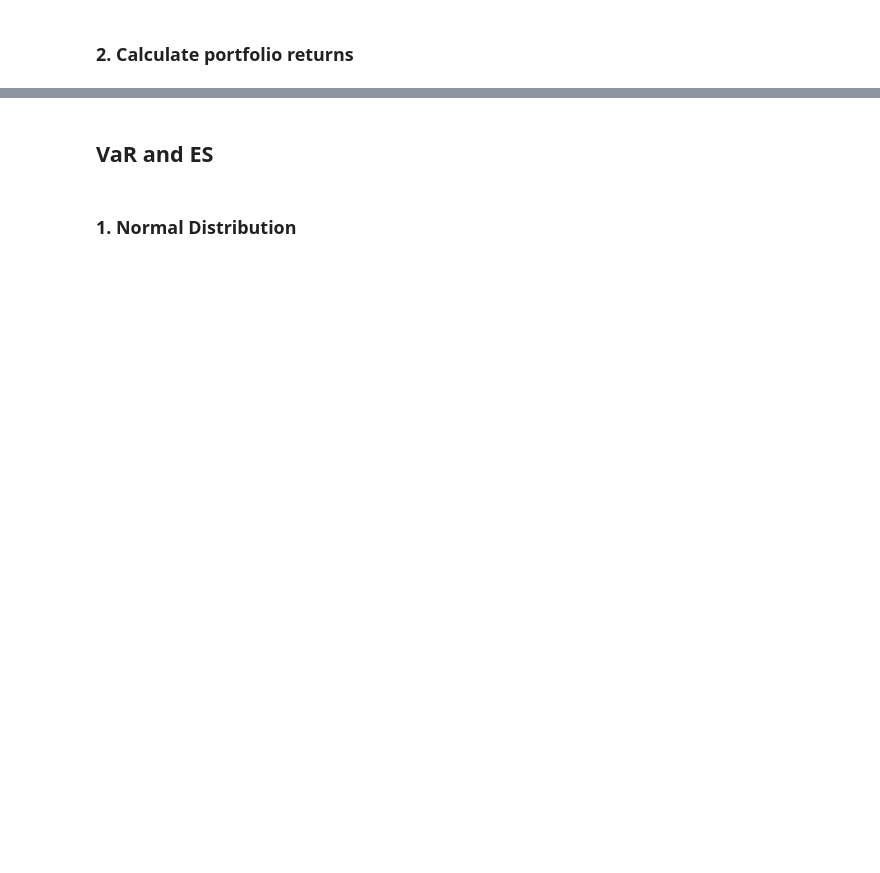
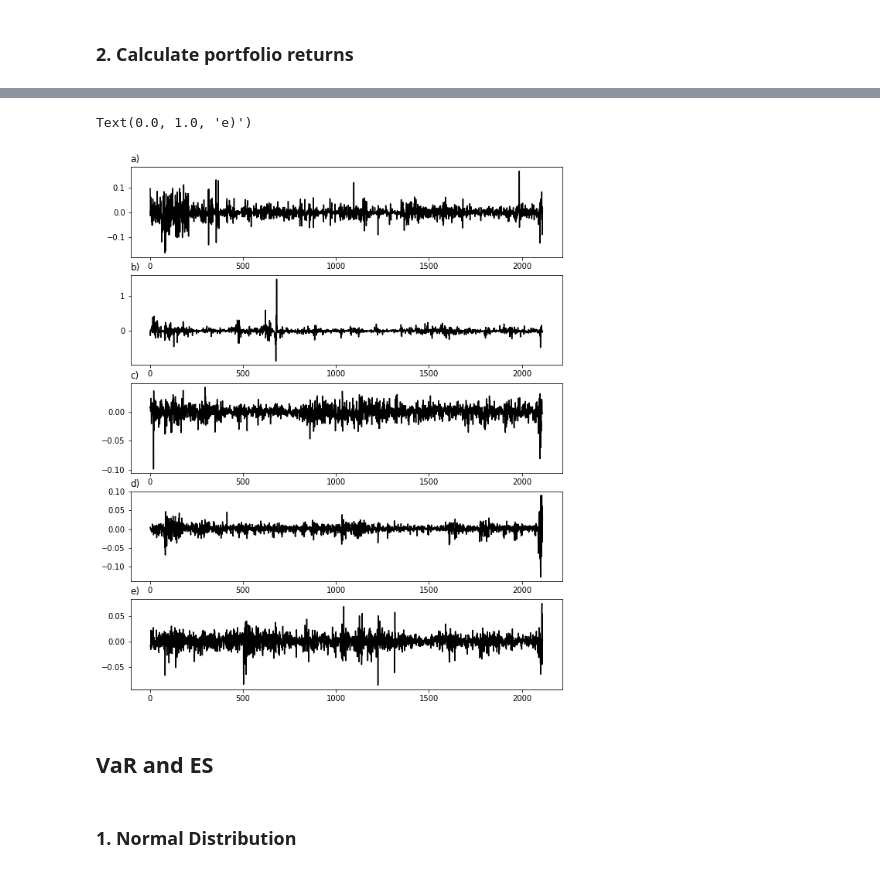
Before and after one commit to AnnaMariaAngelova/QRM2020, a Jupyter notebook: QRM_v02.ipynb, the cells around one changed output, grey strips where cells are left out. Saved outputs shown, nothing was run; the diff lists cells and outputs as text; code cells hidden in the pictures; blank space fills up the shorter version.

```diff
--- a/QRM_v02.ipynb
+++ b/QRM_v02.ipynb
@@ -427,3 +480,30 @@ plt.show()
+# %%
+# plot of risk factor returns
+
+fig, ax = plt.subplots(nrows=5, ncols=1, figsize=(10,15))
+# DE_1YBOND
+plt.subplot(6,1,1)
+plt.plot(data['DE_1YBOND_return'][1:], 'k')
+plt.title("a)", loc = 'left')
+#BTC_return
+plt.subplot(6,1,2)
+plt.plot(data['BTC_return'][1:], 'k')
+plt.title("b)", loc = 'left')
+#DBC_return
+plt.subplot(6,1,3)
+plt.plot(data['DBC_return'][1:], 'k')
+plt.title("c)", loc = 'left')
+#GSPC_return
+plt.subplot(6,1,4)
+plt.plot(data['GSPC_return'][1:], 'k')
+plt.title("d)", loc = 'left')
+#N225_return
+plt.subplot(6,1,5)
+plt.plot(data['N225_return'][1:], 'k')
+plt.title("e)", loc = 'left')
+# %% [output]
+Text(0.0, 1.0, 'e)')
+[figure, added]
 # %% [markdown]
 ## VaR and ES
 # %% [markdown]
```
Also changed, not shown: parts of 22 cells of this notebook.
